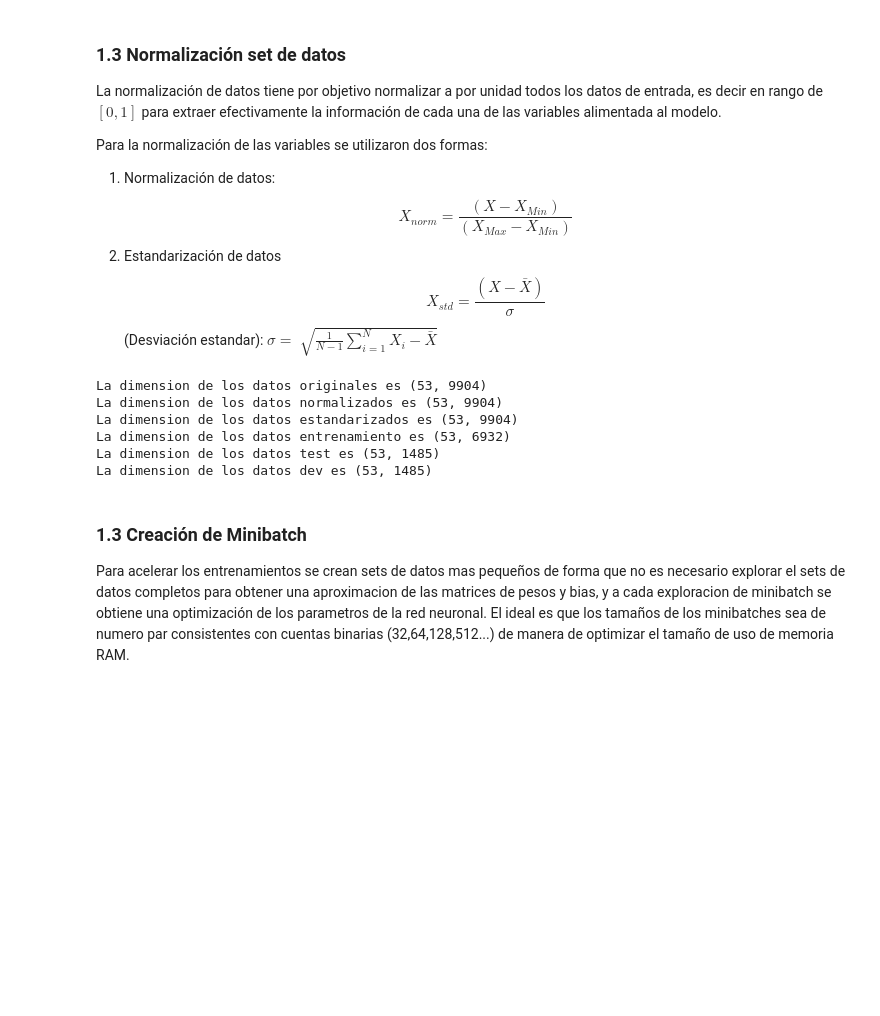
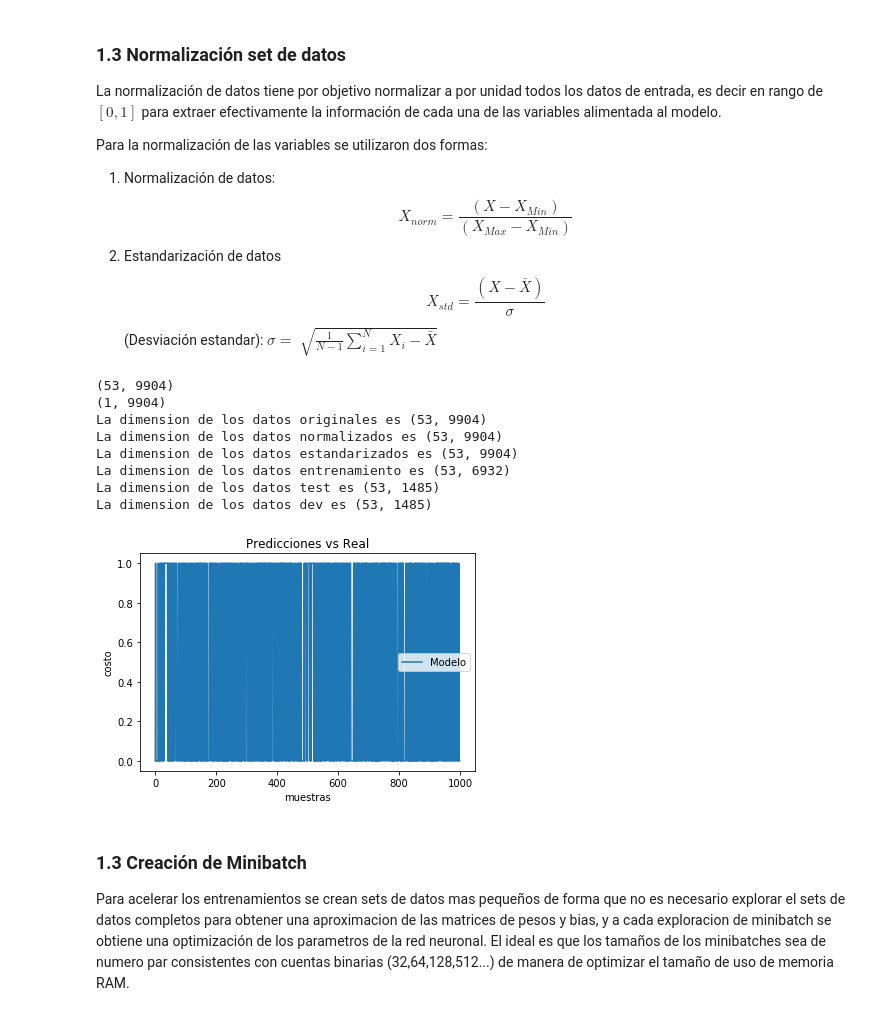
Before and after one commit to zFSANTANDER/CH_PCNA, a Jupyter notebook: CH_PCNA GH.ipynb, the cells around one changed output. Cells and saved outputs as stored; diff of their text form; code cells hidden in the pictures; blank space fills up the shorter version.

```diff
--- a/CH_PCNA GH.ipynb
+++ b/CH_PCNA GH.ipynb
@@ -88,9 +109,6 @@ $$X_{std}=\frac{(X-\bar{X})}{\sigma}\tag{2}$$
 # %%
 X_max=np.zeros((X_Orig.shape[0],1))
 X_min=np.zeros((X_Orig.shape[0],1))
-
-
-i=0
 
 mean=np.reshape(np.mean(X_Orig,axis=1),(53,1),order='F')
 var=np.reshape(np.var(X_Orig,axis=1),(53,1),order='F')
@@ -102,7 +120,7 @@ sample_cont=X_Orig.shape[1]
 train_cont=int(np.round(sample_cont*0.7))
 test_cont=int(np.round((sample_cont-1)*0.15))
 dev_cont=int(np.round((sample_cont-1)*0.15))
-
+i=0
 for i in range(cont):
         X_max[i]=np.max(X_Orig[[i]])
         X_min[i]=np.min(X_Orig[[i]])
@@ -110,9 +128,11 @@ for i in range(cont):
 X_gain=X_max-X_min
 X_norm=np.divide(X_Orig-X_min,X_gain)
 X_std=np.divide((X_Orig-mean),devstd)
-#X_train=[[53,int(train_cont)]]
-#Y_train=[[53,int(train_cont)]]
-
+print(X_std.shape)
+print(Y_Orig.shape)
+X_std, Y_Orig = shuffle(X_std.T, Y_Orig.T)
+X_std=X_std.T
+Y_Orig=Y_Orig.T
 X_train=X_std[:,1:train_cont]
 Y_train=Y_Orig[:,1:train_cont]
 X_test=X_std[:,train_cont+1:test_cont+train_cont+1]
@@ -121,11 +141,6 @@ X_dev=X_std[:,test_cont+train_cont+1:dev_cont+test_cont+train_cont+1]
 Y_dev=Y_Orig[:,test_cont+train_cont+1:dev_cont+test_cont+train_cont+1]
 
 
-#print(np.max(X_Train[[52]]))
-#print(np.min(X_Train[[52]]))
-#print("X_max: ",X_max[[52]])
-#print("X_min: ",X_min[[52]])
-
 print("La dimension de los datos originales es",X_Orig.shape)
 print("La dimension de los datos normalizados es",X_norm.shape)
 print("La dimension de los datos estandarizados es",X_std.shape)
@@ -133,12 +148,23 @@ print("La dimension de los datos entrenamiento es",X_train.shape)
 print("La dimension de los datos test es",X_test.shape)
 print("La dimension de los datos dev es",X_dev.shape)
 # %% [output]
+(53, 9904)
+(1, 9904)
 La dimension de los datos originales es (53, 9904)
 La dimension de los datos normalizados es (53, 9904)
 La dimension de los datos estandarizados es (53, 9904)
 La dimension de los datos entrenamiento es (53, 6932)
 La dimension de los datos test es (53, 1485)
 La dimension de los datos dev es (53, 1485)
+# %%
+plt.plot(np.squeeze(Y_Orig[:,0:1000]), label='Modelo')
+plt.ylabel('costo')
+plt.xlabel('muestras')
+plt.title("Predicciones vs Real")
+plt.legend()
+plt.show()
+# %% [output]
+[figure, added]
 # %% [markdown]
 ### 1.3 Creación de Minibatch
 Para acelerar los entrenamientos se crean sets de datos mas pequeños de forma que no es necesario explorar el sets de datos completos para obtener una aproximacion de las matrices de pesos y bias, y a cada exploracion de minibatch se obtiene una optimización de los parametros de la red neuronal.
```
Also changed, not shown: parts of 7 cells of this notebook.
